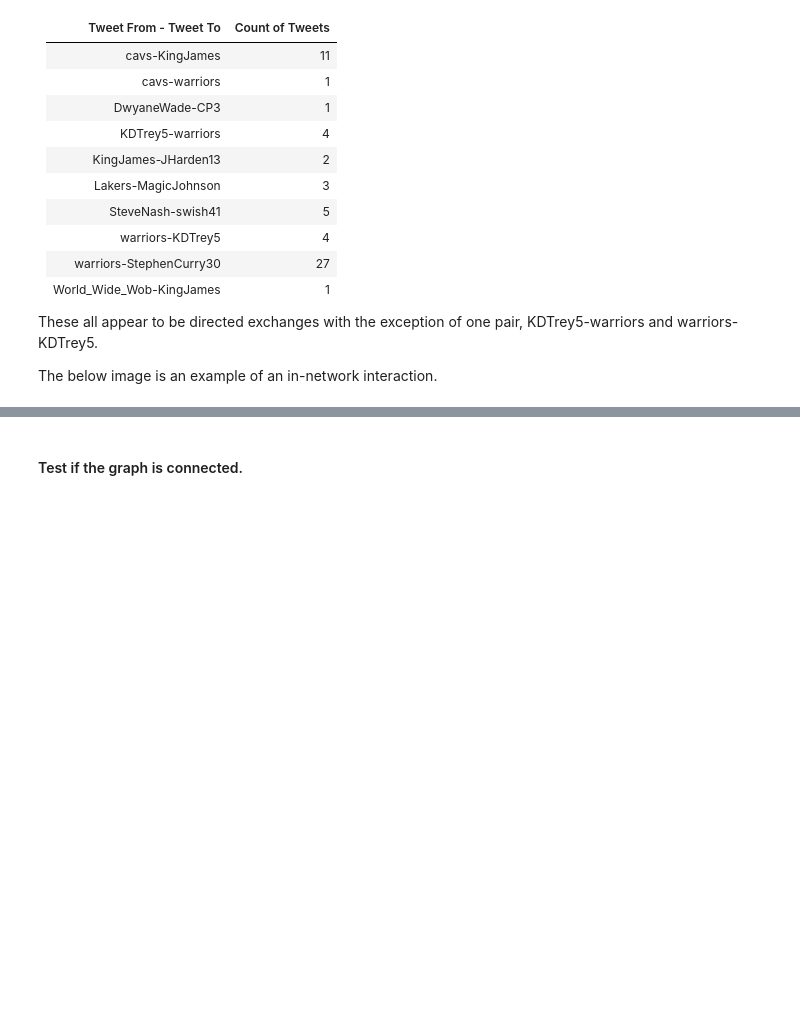
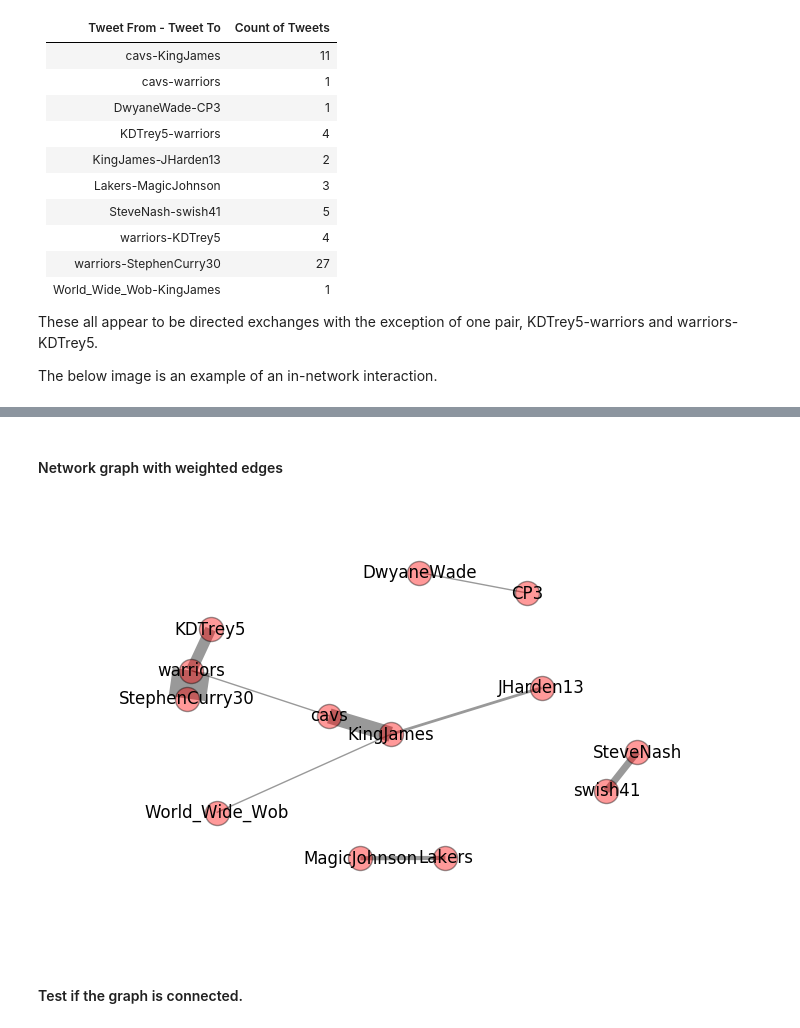
Before and after one commit to spsstudent15/2017-02-620-WebAnalytics, a Jupyter notebook: NBA-Tweets.ipynb, the cells around one changed output, grey strips where cells are left out. Saved outputs shown, nothing was run; the diff lists cells and outputs as text; code cells hidden in the pictures; blank space fills up the shorter version.

```diff
--- a/NBA-Tweets.ipynb
+++ b/NBA-Tweets.ipynb
@@ -373,3 +458,41 @@ nx.draw_networkx_labels(G,pos,labels,font_size=16);
+# %% [markdown]
+#### Network graph with weighted edges
+# %%
+G = nx.Graph()
+G.add_edge(1,2,weight=11)
+G.add_edge(1,6,weight=1)
+G.add_edge(3,4,weight=1)
+G.add_edge(5,6,weight=8)
+G.add_edge(2,7,weight=2)
+G.add_edge(8,9,weight=3)
+G.add_edge(10,11,weight=5)
+G.add_edge(6,12,weight=27)
+G.add_edge(13,2,weight=1)
+
+labels={}
+labels[1]='cavs'
+labels[2]='KingJames'
+labels[3]='DwyaneWade'
+labels[4]='CP3'
+labels[5]='KDTrey5'
+labels[6]='warriors'
+labels[7]='JHarden13'
+labels[8]='Lakers'
+labels[9]='MagicJohnson'
+labels[10]='SteveNash'
+labels[11]='swish41'
+labels[12]='StephenCurry30'
+labels[13]='World_Wide_Wob'
+
+
+pos=nx.spring_layout(G)
+
+edges = G.edges()
+weights = [G[u][v]['weight'] for u,v in edges]
+
+nx.draw(G, pos, labels=labels, edges=edges, width=weights, alpha=0.4)
+# %% [output]
+[figure, added]
 # %% [markdown]
 #### Test if the graph is connected.
 # %% [markdown]
```
Also changed, not shown: parts of 11 cells of this notebook.
